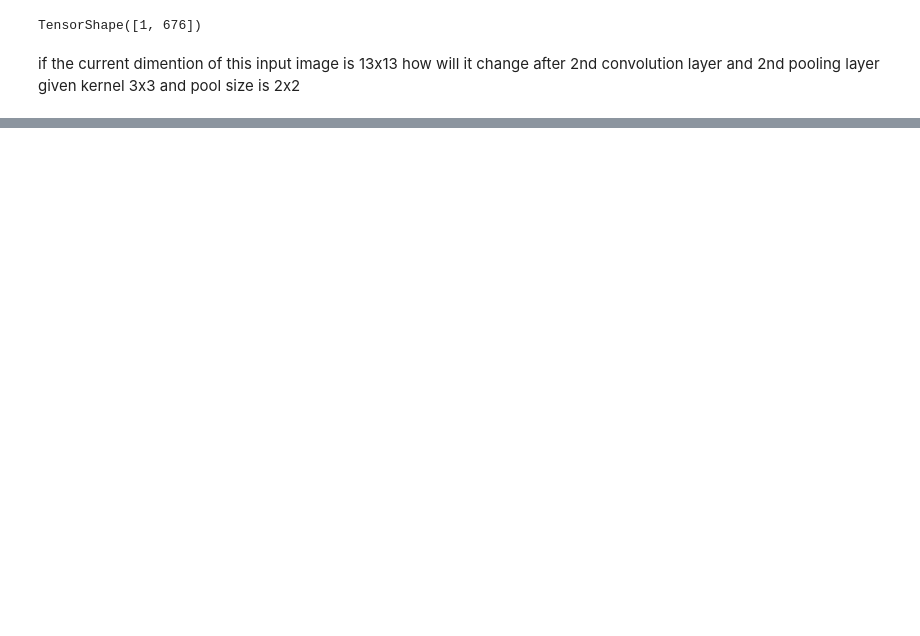
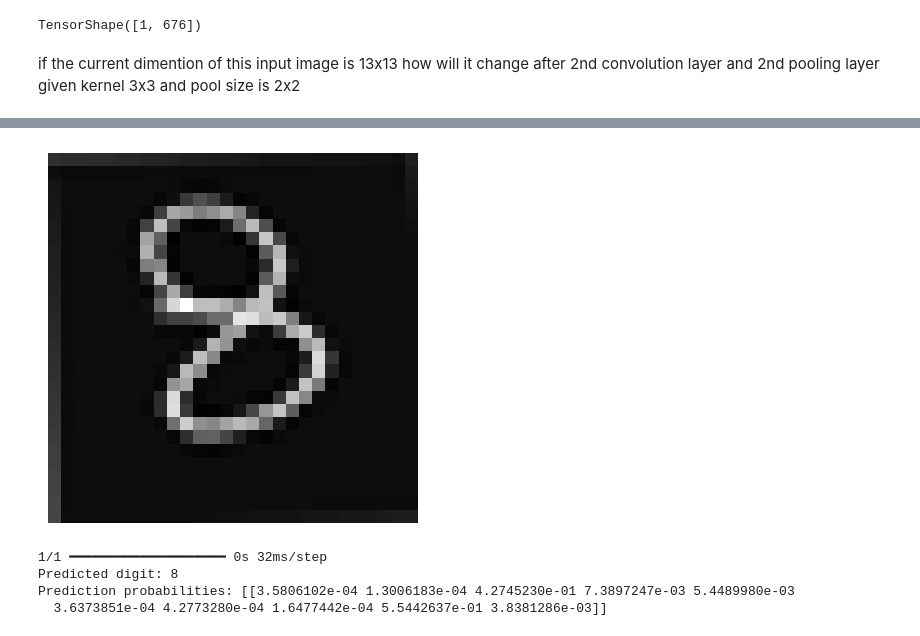
Before and after one commit to Piyushthug/GenAI, a Jupyter notebook: CNNMNIST.ipynb, the cells around one changed output, grey strips where cells are left out. Saved outputs shown, nothing was run; the diff lists cells and outputs as text; code cells hidden in the pictures; blank space fills up the shorter version.

```diff
--- a/CNNMNIST.ipynb
+++ b/CNNMNIST.ipynb
@@ -153,3 +157,9 @@ model = models.Sequential([
     layers.Dense(32,  activation='relu', name='hidden_layer_2'),
     layers.Dense(units=10, activation='softmax',name='output_layer')
 ])
+# %%
+model.compile(
+    optimizer = 'adam',
+    loss = 'sparse_categorical_crossentropy',
+    metrics=["accuracy"]
+)
@@ -155,0 +192,2 @@ model = models.Sequential([
+# %%
+model.fit(x_train_norm,y_train,epochs=20)
@@ -155,0 +217,38 @@ model = models.Sequential([
+# %%
+img3 = Image.open(r"testimg\3.png")
+img4 = Image.open(r"testimg\4.png")
+img8 = Image.open(r"testimg\8.png")
+# %%
+img = img8.convert('L')
+# %%
+# Resize to 28x28
+img = img.resize((28, 28))
+
+# Convert to NumPy array
+img_array = np.array(img)
+
+# If your image has a white background and black digit, invert it
+img_array = img_array
+
+# Normalize
+img_array = img_array.astype("float32") / 255.0
+
+# Add batch and channel dimensions
+img_array = img_array.reshape(1, 28, 28, 1)
+
+# Display image
+plt.imshow(img_array[0, :, :, 0], cmap="gray")
+plt.axis("off")
+plt.show()
+
+# Predict
+prediction = model.predict(img_array)
+
+print("Predicted digit:", np.argmax(prediction))
+print("Prediction probabilities:", prediction)
+# %% [output]
+[figure, added]
+1/1 ━━━━━━━━━━━━━━━━━━━━ 0s 32ms/step
+Predicted digit: 8
+Prediction probabilities: [[3.5806102e-04 1.3006183e-04 4.2745230e-01 7.3897247e-03 5.4489980e-03
+  3.6373851e-04 4.2773280e-04 1.6477442e-04 5.5442637e-01 3.8381286e-03]]
```
Also changed, not shown: parts of 6 cells of this notebook, 3 other files.
